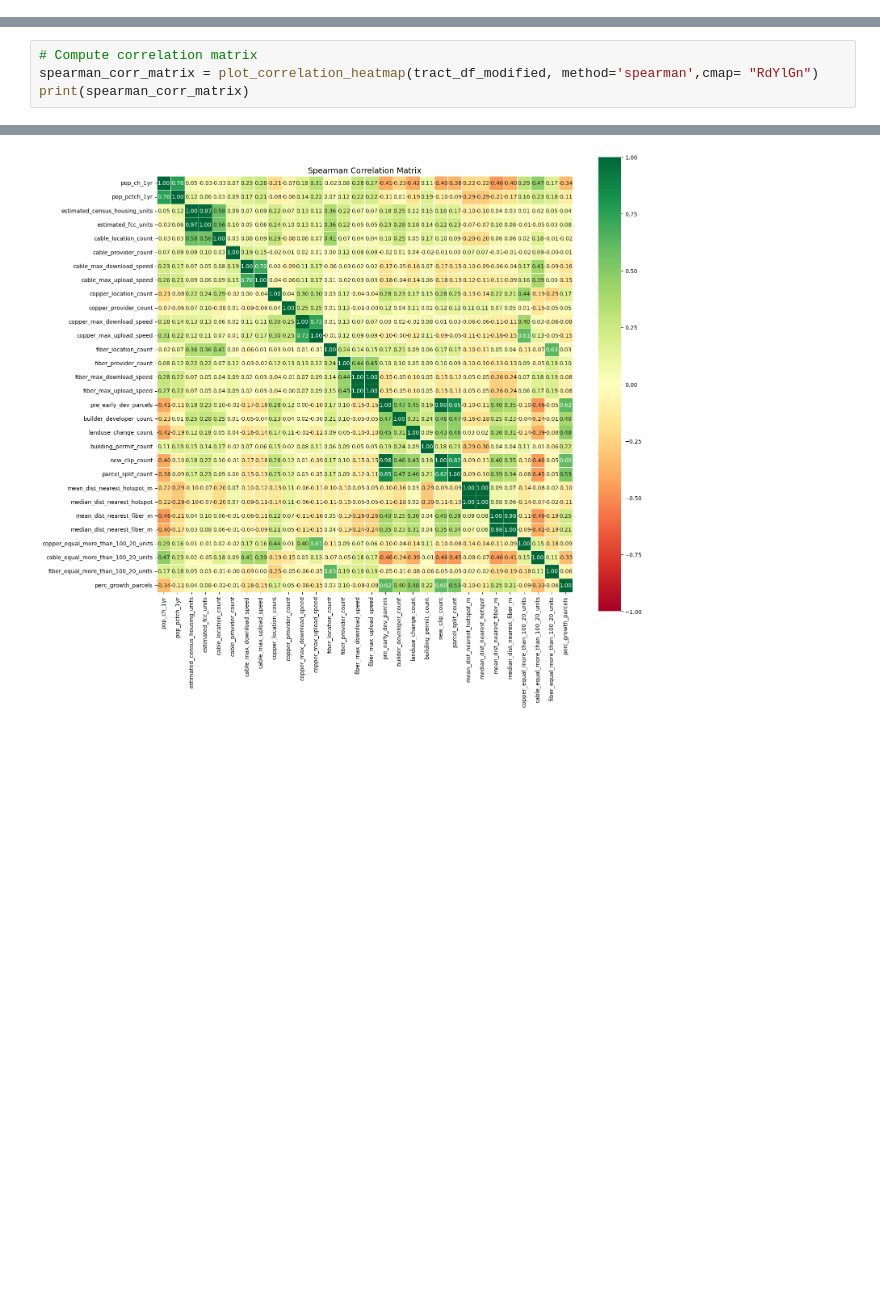
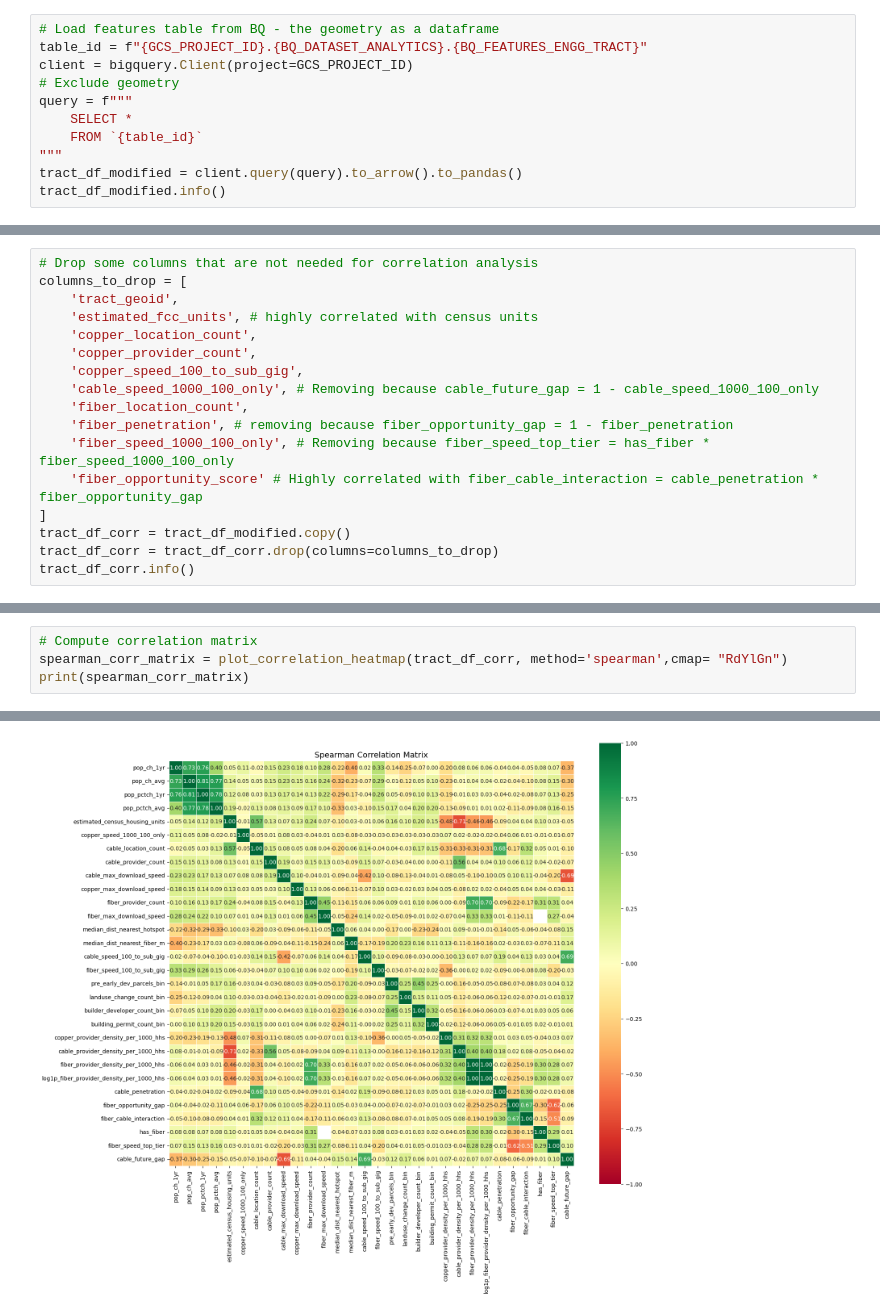
Before and after one commit to eprashar-clgx/network-idx, a Jupyter notebook: notebooks/04_eda_correlations.ipynb, the cells around one changed output, grey strips where cells are left out. Drawn from its saved outputs; the diff is of its cells as text; blank space fills up the shorter version.

Commit message:
updated correlations on new features

```diff
--- a/notebooks/04_eda_correlations.ipynb
+++ b/notebooks/04_eda_correlations.ipynb
@@ -102,0 +17,11 @@ memory usage: 21.1 MB
+# %%
+# Load features table from BQ - the geometry as a dataframe
+table_id = f"{GCS_PROJECT_ID}.{BQ_DATASET_ANALYTICS}.{BQ_FEATURES_ENGG_TRACT}"
+client = bigquery.Client(project=GCS_PROJECT_ID)
+# Exclude geometry
+query = f"""
+    SELECT *
+    FROM `{table_id}`
+"""
+tract_df_modified = client.query(query).to_arrow().to_pandas()
+tract_df_modified.info()
@@ -102,0 +46,17 @@ memory usage: 21.1 MB
+# %%
+# Drop some columns that are not needed for correlation analysis
+columns_to_drop = [
+    'tract_geoid',
+    'estimated_fcc_units', # highly correlated with census units
+    'copper_location_count',
+    'copper_provider_count',
+    'copper_speed_100_to_sub_gig',
+    'cable_speed_1000_100_only', # Removing because cable_future_gap = 1 - cable_speed_1000_100_only
+    'fiber_location_count',
+    'fiber_penetration', # removing because fiber_opportunity_gap = 1 - fiber_penetration
+    'fiber_speed_1000_100_only', # Removing because fiber_speed_top_tier = has_fiber * fiber_speed_1000_100_only
+    'fiber_opportunity_score' # Highly correlated with fiber_cable_interaction = cable_penetration * fiber_opportunity_gap
+]
+tract_df_corr = tract_df_modified.copy()
+tract_df_corr = tract_df_corr.drop(columns=columns_to_drop)
+tract_df_corr.info()
@@ -110,9 +88,9 @@ Figure(1600x1400)
 # %%
 # Compute correlation matrix
-spearman_corr_matrix = plot_correlation_heatmap(tract_df_modified, method='spearman',cmap= "RdYlGn")
+spearman_corr_matrix = plot_correlation_heatmap(tract_df_corr, method='spearman',cmap= "RdYlGn")
 print(spearman_corr_matrix)
 # %% [output]
 Figure(1600x1400)
-[figure, old version]
+[figure, new version]
 # %%
 # Compute top correlations: pearson
```
Also changed, not shown: parts of 9 cells of this notebook.
